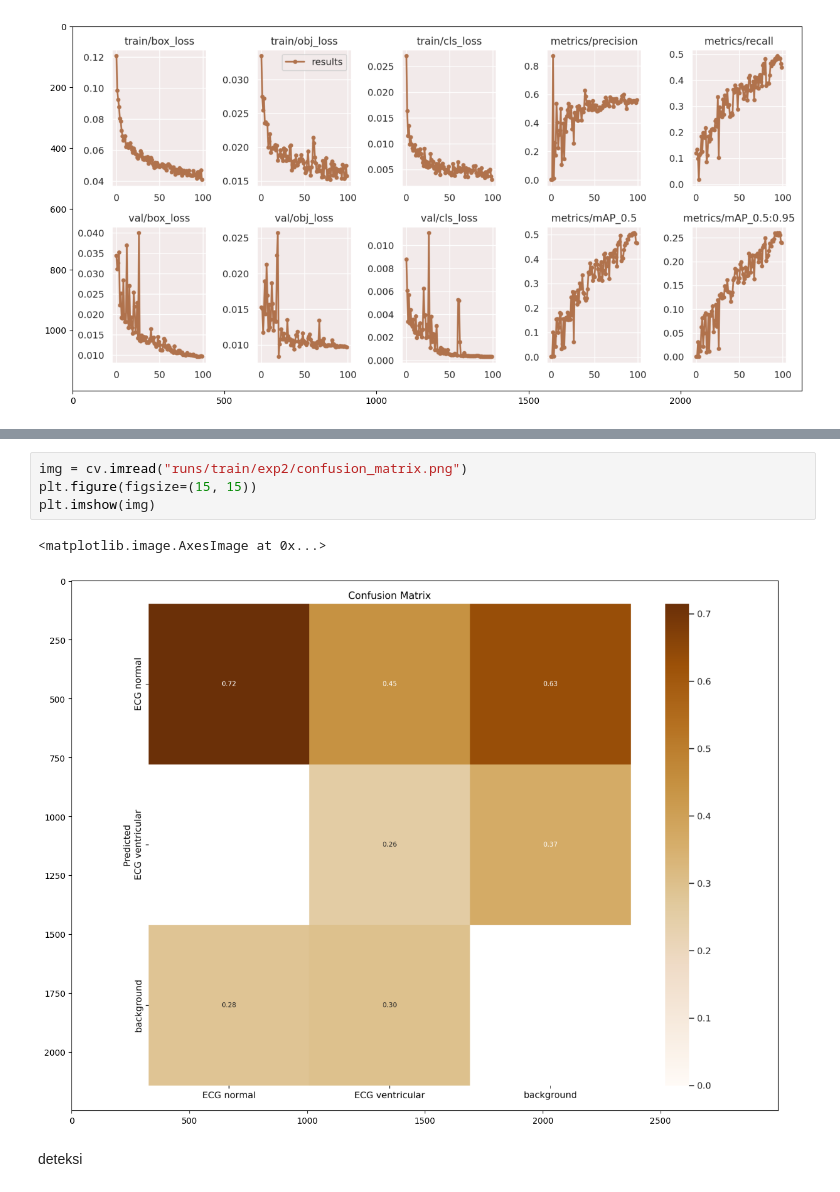
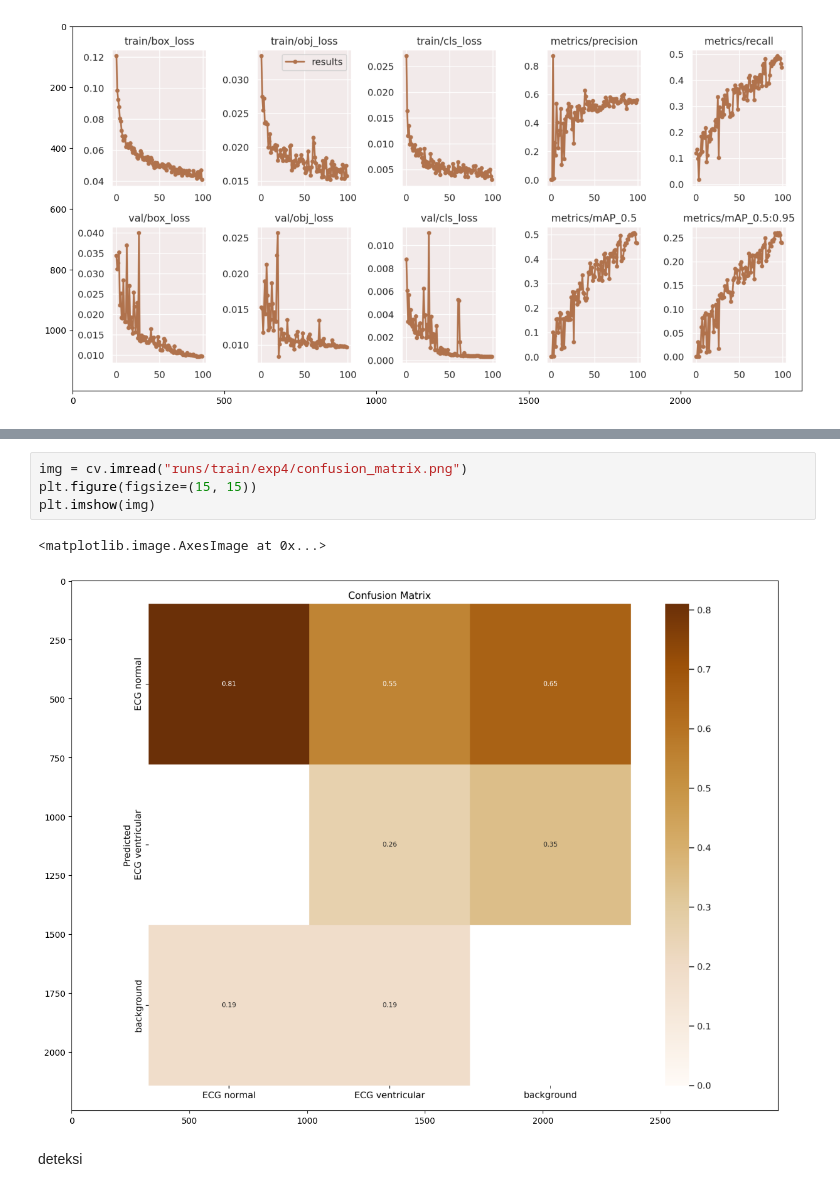
Before and after one commit to anditto5/anditto-farhan-, a Jupyter notebook: yolov5customobj.ipynb, the cells around one changed output, grey strips where cells are left out. Saved outputs shown, nothing was run; the diff lists cells and outputs as text.

```diff
--- a/yolov5customobj.ipynb
+++ b/yolov5customobj.ipynb
@@ -143,12 +143,12 @@ plt.imshow(img)
 <matplotlib.image.AxesImage at 0x...>
 [figure]
 # %%
-img = cv.imread("runs/train/exp2/confusion_matrix.png")
+img = cv.imread("runs/train/exp4/confusion_matrix.png")
 plt.figure(figsize=(15, 15))
 plt.imshow(img)
 # %% [output]
 <matplotlib.image.AxesImage at 0x...>
-[figure, old version]
+[figure, new version]
 # %% [markdown]
 deteksi
 # %%
```
Also changed, not shown: parts of 9 cells of this notebook.
